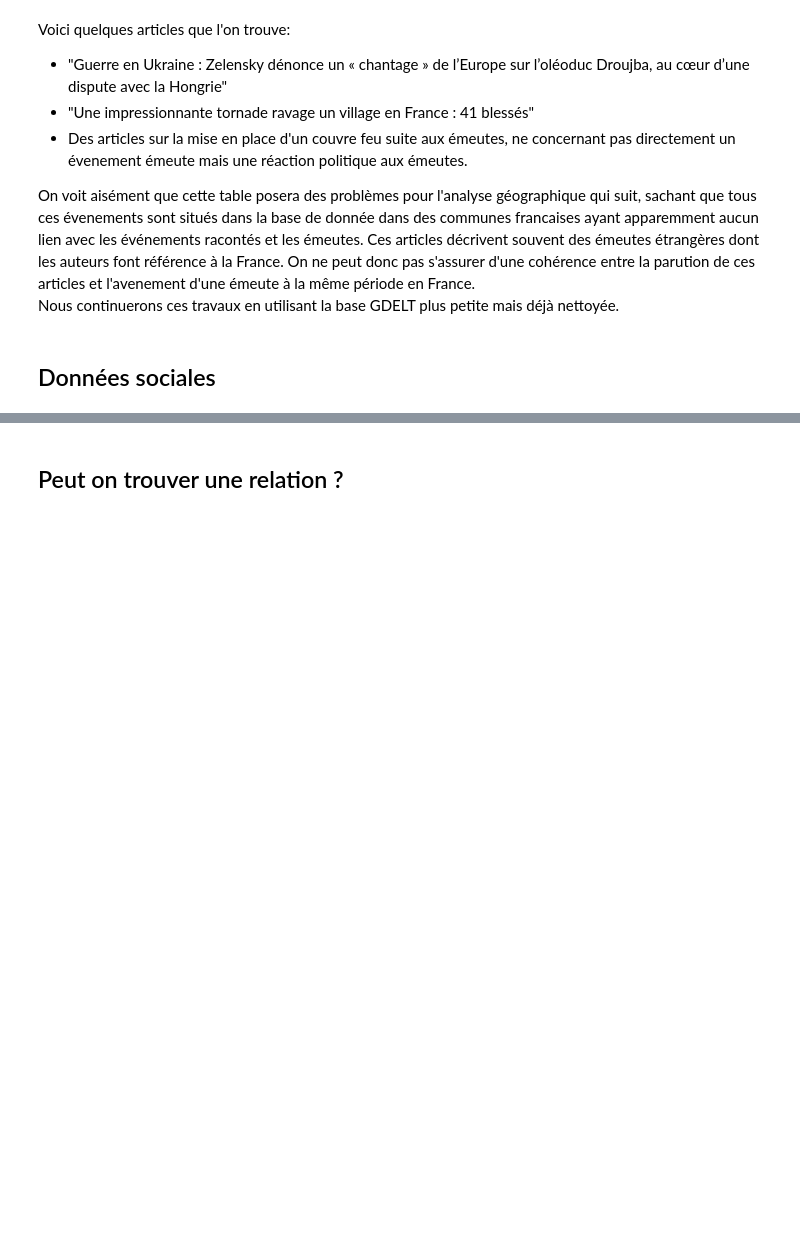
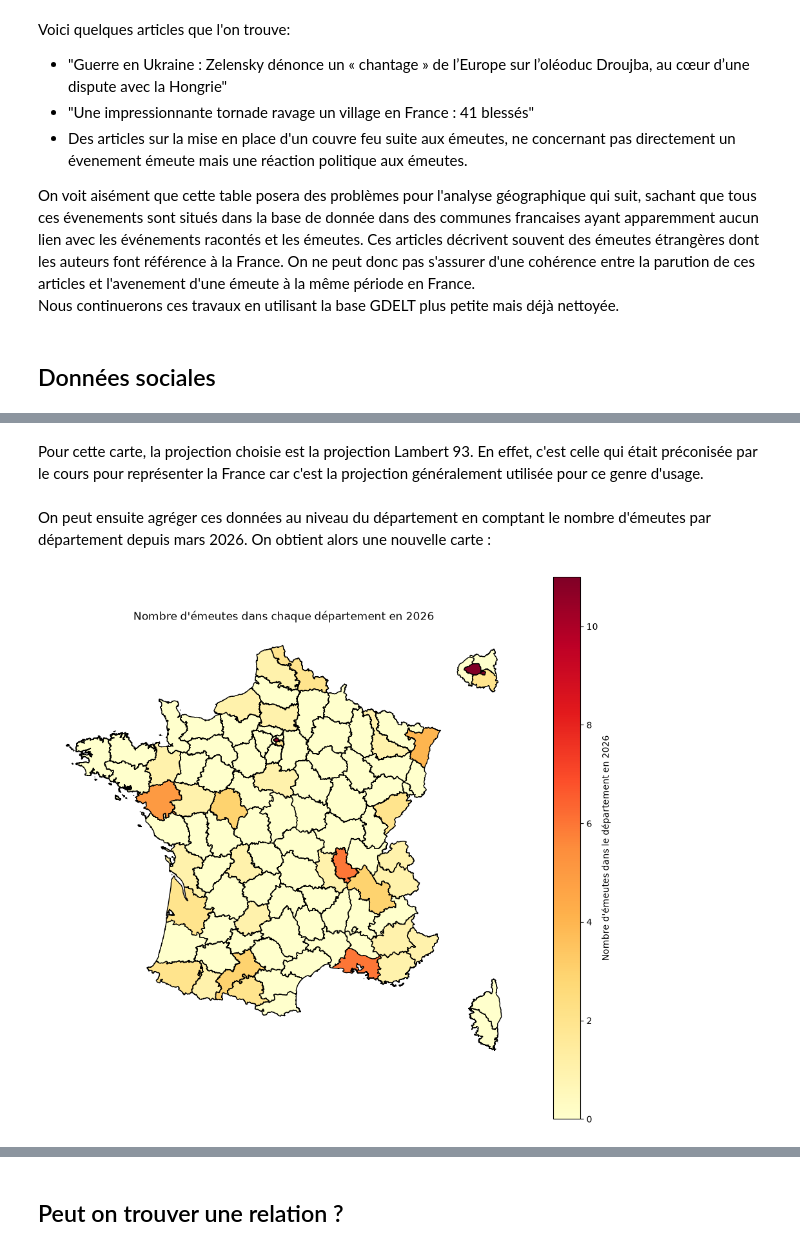
Before and after one commit to mathsomm/Des_chiffres_et_des_emeutes, a Jupyter notebook: Projet_main.ipynb, the cells around one changed output, grey strips where cells are left out. Saved outputs shown, nothing was run; the diff lists cells and outputs as text; code cells hidden in the pictures; blank space fills up the shorter version.

```diff
--- a/Projet_main.ipynb
+++ b/Projet_main.ipynb
@@ -388,0 +469,42 @@ Nous continuerons ces travaux en utilisant la base GDELT plus petite mais déjà
+# %% [markdown]
+Pour cette carte, la projection choisie est la projection Lambert 93. En effet, c'est celle qui était préconisée par le cours pour représenter la France car c'est la projection généralement utilisée pour ce genre d'usage.
+# %% [markdown]
+On peut ensuite agréger ces données au niveau du département en comptant le nombre d'émeutes par département depuis mars 2026. On obtient alors une nouvelle carte :
+# %%
+## Agrégation des émeutes par département
+
+emeutes_département = gpd.sjoin(points, departements[["INSEE_DEP", "geometry"]], how="left", predicate="within")
+# Cela permet d'attribuer un département à chaque de la carte
+emeutes_département = emeutes_département.dropna(subset=["INSEE_DEP"])
+# Il y a un point en dehors de la France sur la carte précédente, donc je préfère retirer la donnée pour la suite
+
+émeutes_agrégé = emeutes_département["INSEE_DEP"].value_counts()
+#On compte le nombre de fois où chaque département apparaît pour avoir le nombre d'événements récents par départements
+
+carte2 = departements.merge(émeutes_agrégé, on="INSEE_DEP", how="left")
+carte2["count"] = carte2["count"].fillna(0)
+#Lorsque la valeur de count n'a pas été trouvée, c'est qu'il n'y a pas eu d'émeutes
+
+petite_couronne = carte2[carte2["INSEE_DEP"].isin(["75", "92", "93", "94"])]
+
+variable = "count"
+
+vmin = carte2["count"].min()
+vmax = carte2["count"].max()
+
+fig = plt.figure(figsize=(16,10))
+
+ax1 = fig.add_axes([0.03, 0.08, 0.58, 0.84])
+ax2 = fig.add_axes([0.35, 0.65, 0.20, 0.25])
+
+graphe2 = carte2.plot(column=variable, ax=ax1, cmap="YlOrRd", vmin=vmin, vmax=vmax, edgecolor="black", legend=True, legend_kwds={"label" : "Nombre d'émeutes dans le département en 2026"})
+petite_couronne.plot(column=variable, ax=ax2, cmap="YlOrRd", vmin=vmin, vmax=vmax, edgecolor="black")
+graphe2.set_axis_off()
+graphe2.set_title("Nombre d'émeutes dans chaque département en 2026")
+xmin, ymin, xmax, ymax = petite_couronne.total_bounds
+ax2.set_xlim(xmin-50000, xmax+50000)
+ax2.set_ylim(ymin-50000, ymax+50000)
+ax2.set_axis_off()
+plt.show()
+# %% [output]
+[figure, added]
```
Also changed, not shown: parts of 22 cells of this notebook.
